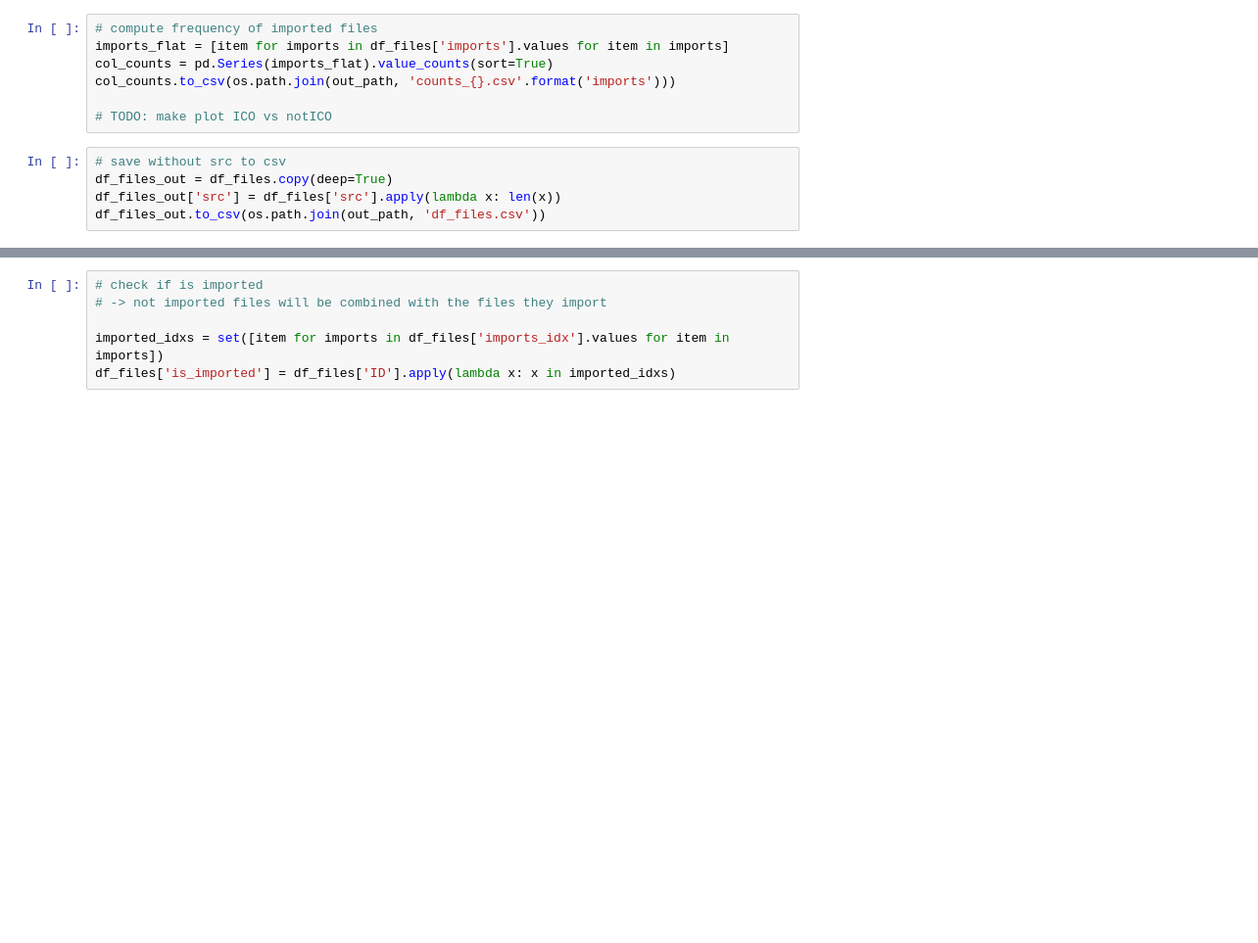
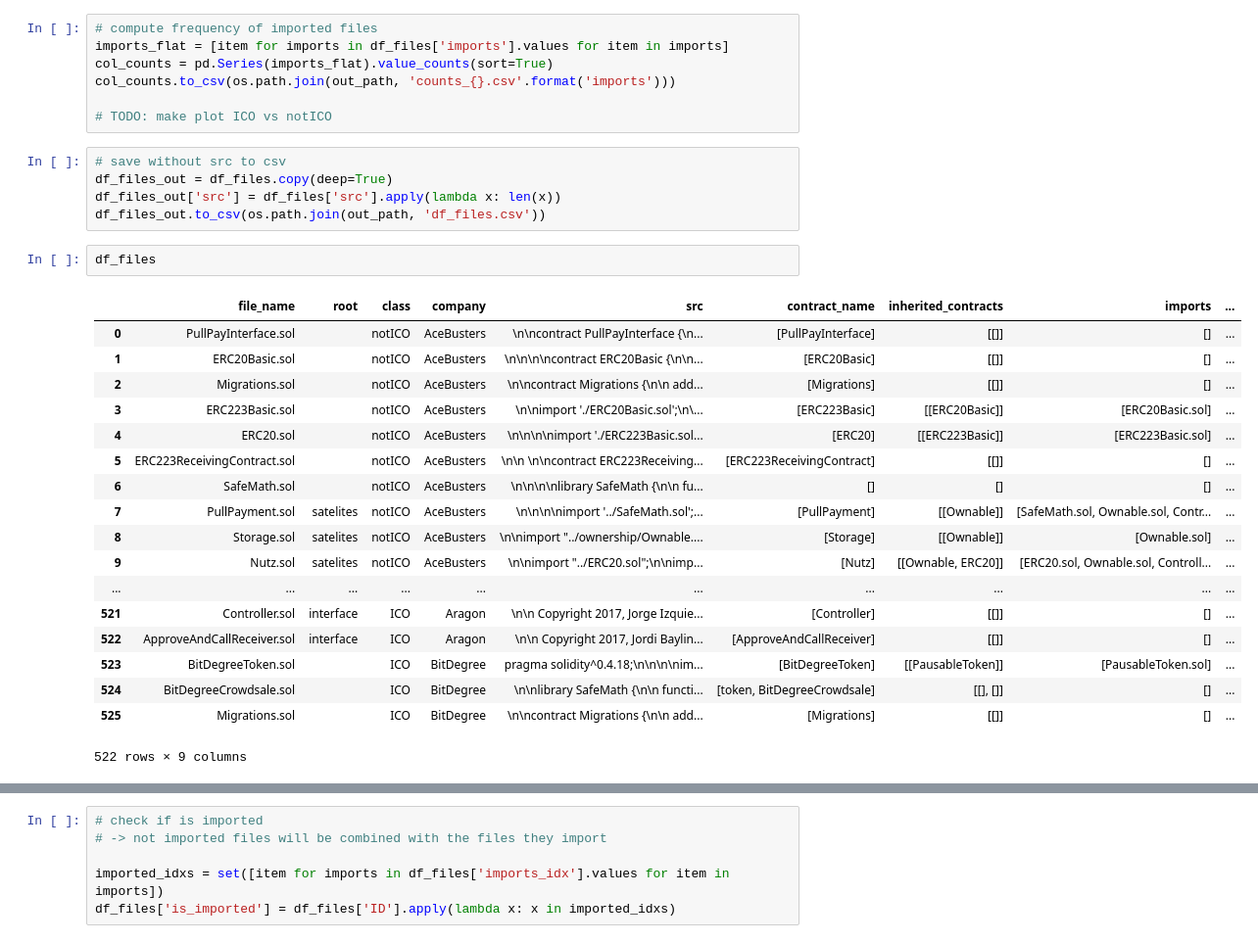
Before and after one commit to Orionarm2018/contract-complexity, a Jupyter notebook: data_wrangling.ipynb, the cells around one changed output, grey strips where cells are left out. Shown at 98% size. Cells and saved outputs as stored; diff of their text form; blank space fills up the shorter version.

```diff
--- a/data_wrangling.ipynb
+++ b/data_wrangling.ipynb
@@ -225,3 +225,24 @@ col_counts.to_csv(os.path.join(out_path, 'counts_{}.csv'.format('imports')))
 df_files_out = df_files.copy(deep=True)
 df_files_out['src'] = df_files['src'].apply(lambda x: len(x))
 df_files_out.to_csv(os.path.join(out_path, 'df_files.csv'))
+# %%
+df_files
+# %% [output]
+|  | file_name | root | class | company | src | contract_name | inherited_contracts | imports | ... |
+| 0 | PullPayInterface.sol |  | notICO | AceBusters | \n\ncontract PullPayInterface {\n... | [PullPayInterface] | [[]] | [] | ... |
+| 1 | ERC20Basic.sol |  | notICO | AceBusters | \n\n\n\ncontract ERC20Basic {\n\n... | [ERC20Basic] | [[]] | [] | ... |
+| 2 | Migrations.sol |  | notICO | AceBusters | \n\ncontract Migrations {\n\n add... | [Migrations] | [[]] | [] | ... |
+| 3 | ERC223Basic.sol |  | notICO | AceBusters | \n\nimport './ERC20Basic.sol';\n\... | [ERC223Basic] | [[ERC20Basic]] | [ERC20Basic.sol] | ... |
+| 4 | ERC20.sol |  | notICO | AceBusters | \n\n\n\nimport './ERC223Basic.sol... | [ERC20] | [[ERC223Basic]] | [ERC223Basic.sol] | ... |
+| 5 | ERC223ReceivingContract.sol |  | notICO | AceBusters | \n\n \n\ncontract ERC223Receiving... | [ERC223ReceivingContract] | [[]] | [] | ... |
+| 6 | SafeMath.sol |  | notICO | AceBusters | \n\n\n\nlibrary SafeMath {\n\n fu... | [] | [] | [] | ... |
+| 7 | PullPayment.sol | satelites | notICO | AceBusters | \n\n\n\nimport '../SafeMath.sol';... | [PullPayment] | [[Ownable]] | [SafeMath.sol, Ownable.sol, Contr... | ... |
+| 8 | Storage.sol | satelites | notICO | AceBusters | \n\nimport "../ownership/Ownable.... | [Storage] | [[Ownable]] | [Ownable.sol] | ... |
+| 9 | Nutz.sol | satelites | notICO | AceBusters | \n\nimport "../ERC20.sol";\n\nimp... | [Nutz] | [[Ownable, ERC20]] | [ERC20.sol, Ownable.sol, Controll... | ... |
+| ... | ... | ... | ... | ... | ... | ... | ... | ... | ... |
+| 521 | Controller.sol | interface | ICO | Aragon | \n\n Copyright 2017, Jorge Izquie... | [Controller] | [[]] | [] | ... |
+| 522 | ApproveAndCallReceiver.sol | interface | ICO | Aragon | \n\n Copyright 2017, Jordi Baylin... | [ApproveAndCallReceiver] | [[]] | [] | ... |
+| 523 | BitDegreeToken.sol |  | ICO | BitDegree | pragma solidity^0.4.18;\n\n\n\nim... | [BitDegreeToken] | [[PausableToken]] | [PausableToken.sol] | ... |
+| 524 | BitDegreeCrowdsale.sol |  | ICO | BitDegree | \n\nlibrary SafeMath {\n\n functi... | [token, BitDegreeCrowdsale] | [[], []] | [] | ... |
+| 525 | Migrations.sol |  | ICO | BitDegree | \n\ncontract Migrations {\n\n add... | [Migrations] | [[]] | [] | ... |
+522 rows × 9 columns
```
Also changed, not shown: parts of 10 cells of this notebook.
